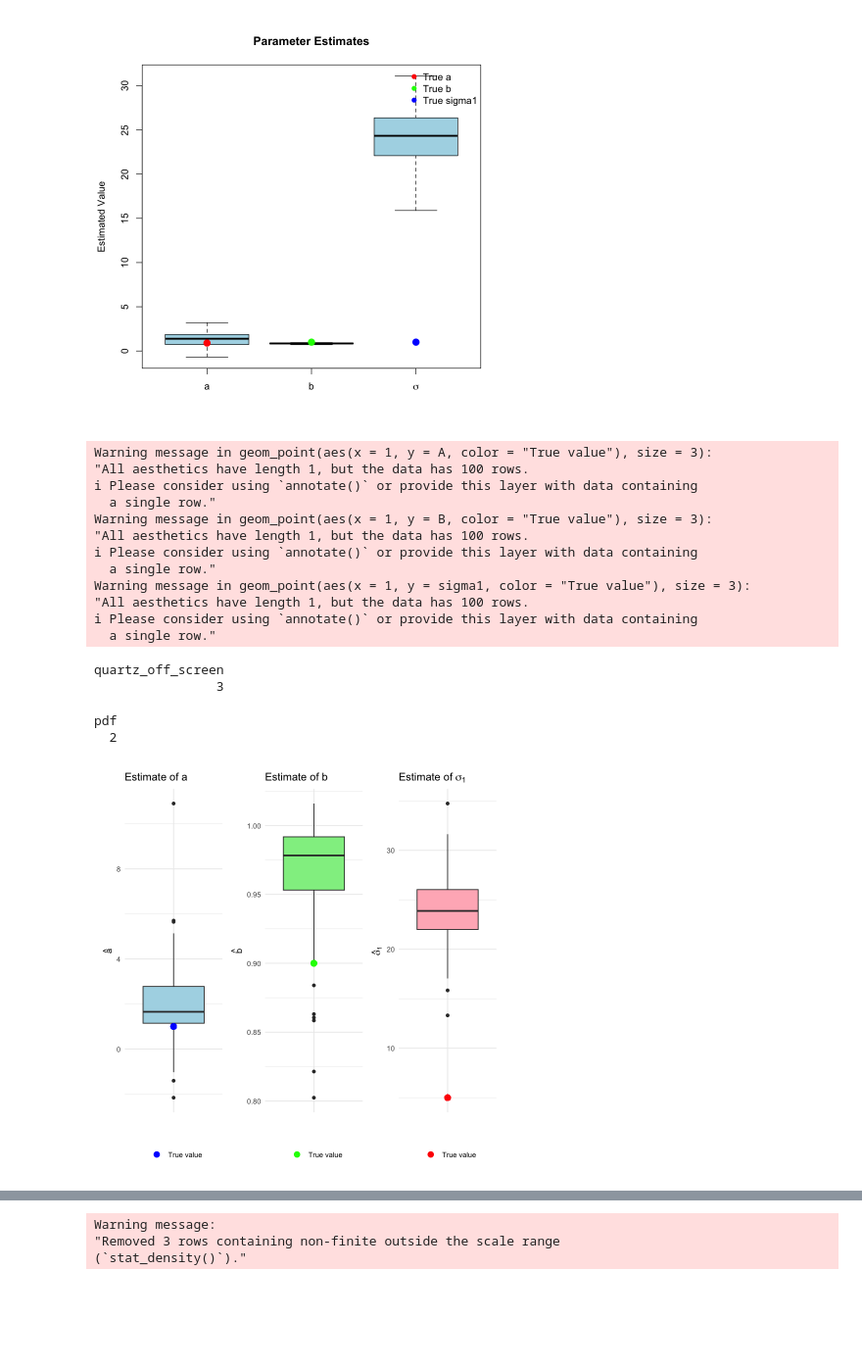
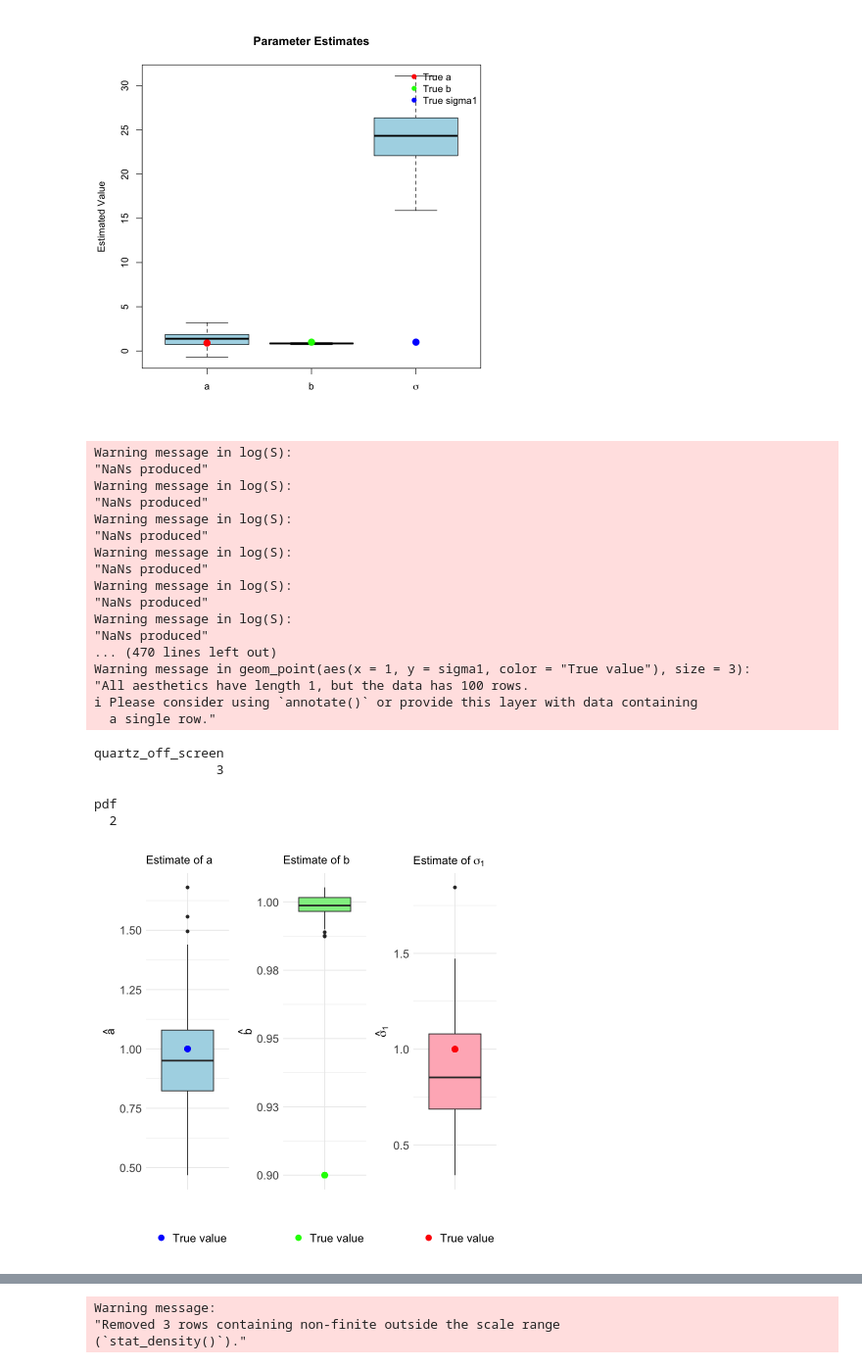
Before and after one commit to mathilderask/TimeSeriesAnalysis, a Jupyter notebook: Assignment4/opg1_nik.ipynb, the cells around one changed output, grey strips where cells are left out. Shown at 98% size. Saved outputs shown, nothing was run; the diff lists cells and outputs as text; code cells hidden in the pictures; blank space fills up the shorter version.

```diff
--- a/Assignment4/opg1_nik.ipynb
+++ b/Assignment4/opg1_nik.ipynb
@@ -108,7 +108,7 @@ set.seed(25)
 A <- 1
 B <- 0.9
 C <- 1
-sigma1 <- 5
+sigma1 <- 1
 X0 <- 5
 n <- 100
 y <- matrix(NA, nrow = n, ncol = n)
@@ -139,48 +139,76 @@ b1 <- ggplot(est_df, aes(x = "", y = a)) +
   geom_point(aes(x = 1, y = A, color = "True value"), size = 3) +  # Map color
   scale_color_manual(name = "", values = c("True value" = "blue")) +  # Define color
   labs(title = "Estimate of a", y = expression(hat(a)), x = "") +
+  scale_y_continuous(labels = function(x) sprintf("%.2f", x)) +
   theme_minimal() +
-  theme(legend.position = "bottom")  # Optional: place legend at bottom
+  theme(
+    axis.text = element_text(size = 14),
+    axis.title = element_text(size = 14),
+    legend.text = element_text(size = 14),
+    plot.title = element_text(size = 14),
+    legend.position = "bottom"
+
+  )  # Optional: place legend at bottom
 
 b2 <- ggplot(est_df, aes(x = "", y = b)) +
   geom_boxplot(fill = "lightgreen") +
   geom_point(aes(x = 1, y = B, color = "True value"), size = 3) +
   scale_color_manual(name = "", values = c("True value" = "green")) +
   labs(title = "Estimate of b", y = expression(hat(b)), x = "") +
+  scale_y_continuous(labels = function(x) sprintf("%.2f", x)) +
   theme_minimal() +
-  theme(legend.position = "bottom")
+  theme(
+    axis.text = element_text(size = 14),
+    axis.title = element_text(size = 14),
+    legend.text = element_text(size = 14),
+    plot.title = element_text(size = 14),
+    legend.position = "bottom"
+
+  )
 
 b3 <- ggplot(est_df, aes(x = "", y = sigma)) +
   geom_boxplot(fill = "lightpink") +
   geom_point(aes(x = 1, y = sigma1, color = "True value"), size = 3) +
   scale_color_manual(name = "", values = c("True value" = "red")) +
   labs(title = expression("Estimate of" ~ sigma[1]), y = expression(hat(sigma)[1]), x = "") +
   theme_minimal() +
-  theme(legend.position = "bottom")
+  theme(
+    axis.text = element_text(size = 14),
+    axis.title = element_text(size = 14),
+    legend.text = element_text(size = 14),
+    plot.title = element_text(size = 14),
+    legend.position = "bottom"
+
+  )
 
 # Combine them side-by-side
 b1 | b2 | b3
 
-dev.copy(png, file = "1,43.png", width = 600, height = 600, res = 100)
+dev.copy(png, file = "1,41.png", width = 600, height = 600, res = 100)
 dev.off()
 # %% [output]
-Warning message in geom_point(aes(x = 1, y = A, color = "True value"), size = 3):
-"All aesthetics have length 1, but the data has 100 rows.
-i Please consider using `annotate()` or provide this layer with data containing
-  a single row."
-Warning message in geom_point(aes(x = 1, y = B, color = "True value"), size = 3):
-"All aesthetics have length 1, but the data has 100 rows.
-i Please consider using `annotate()` or provide this layer with data containing
-  a single row."
+Warning message in log(S):
+"NaNs produced"
+Warning message in log(S):
+"NaNs produced"
+Warning message in log(S):
+"NaNs produced"
+Warning message in log(S):
+"NaNs produced"
+Warning message in log(S):
+"NaNs produced"
+Warning message in log(S):
+"NaNs produced"
+... (470 lines left out)
 Warning message in geom_point(aes(x = 1, y = sigma1, color = "True value"), size = 3):
 "All aesthetics have length 1, but the data has 100 rows.
 i Please consider using `annotate()` or provide this layer with data containing
   a single row."
 quartz_off_screen
                 3
 pdf
   2
-[figure, old version]
+[figure, new version]
 # %%
 Estimatedparameters[1]
 # %% [output]
```
Also changed, not shown: parts of 4 cells of this notebook, 11 other files.
